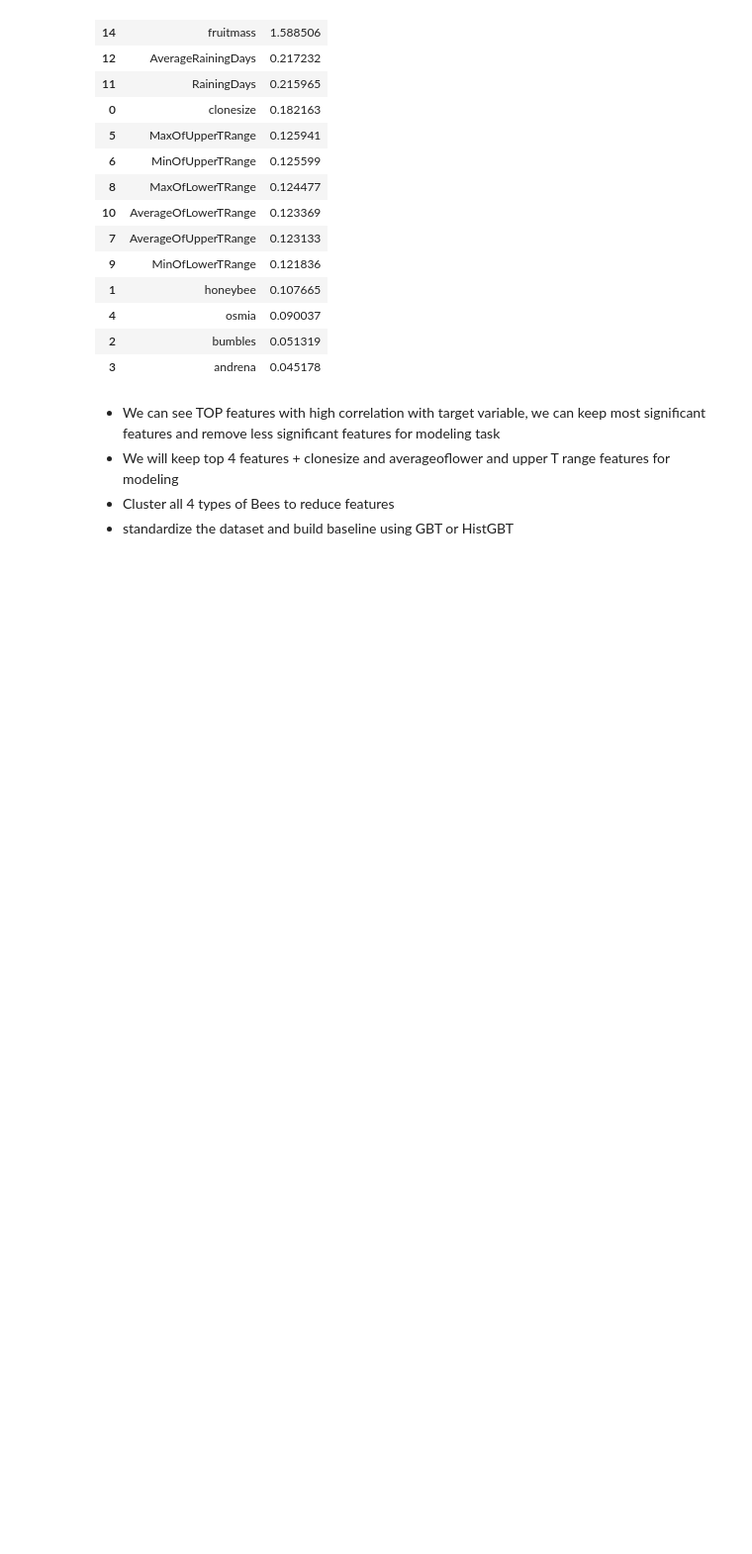
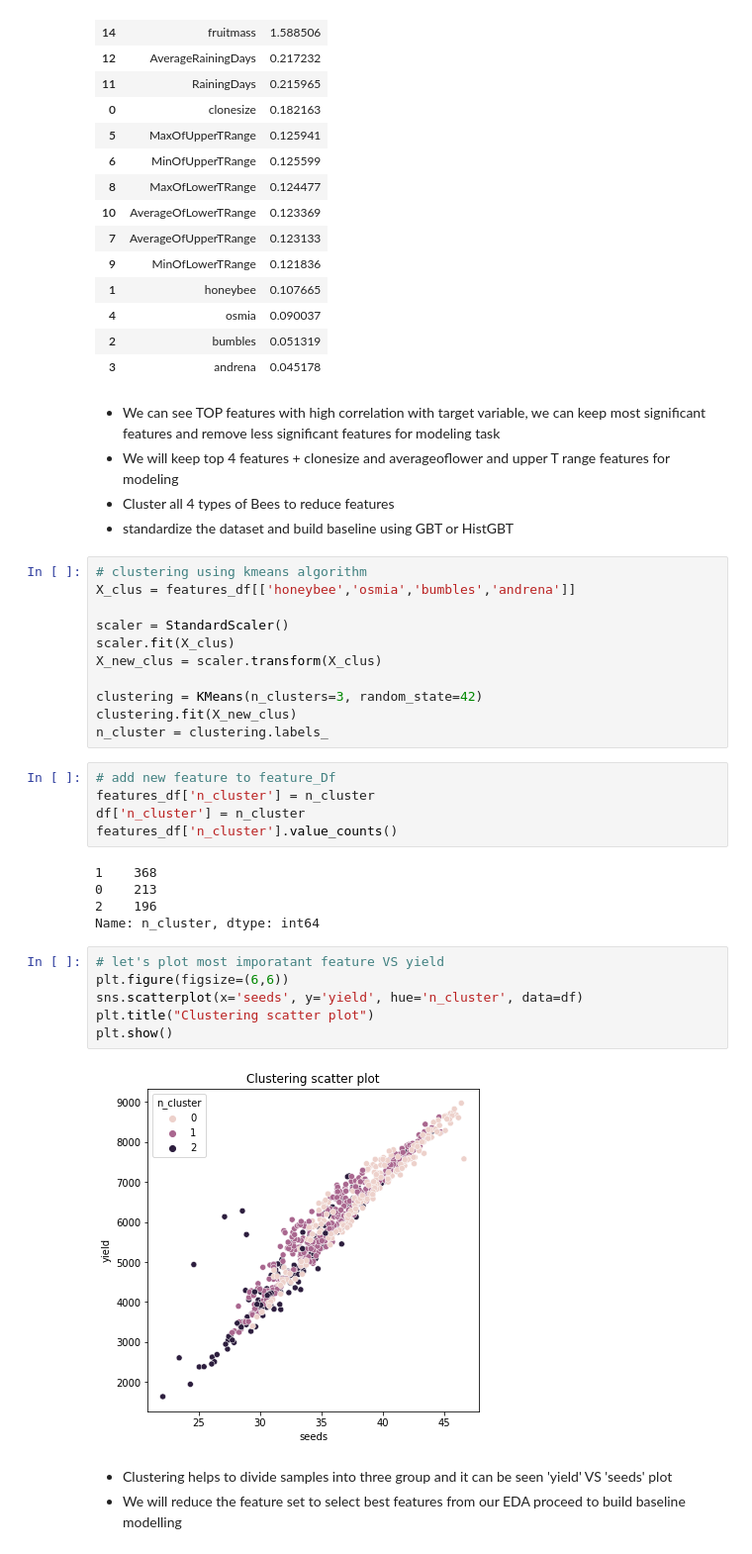
Before and after one commit to avikumart/Wild-Blue-Berry-Yield-Prediction-Flask-app-deploy, a Jupyter notebook: wild-blue-berry-yield-prediction.ipynb, the cells around one changed output. Shown at 99% size. Cells and saved outputs as stored; diff of their text form; blank space fills up the shorter version.

Commit message:
Kaggle Notebook | Wild Blue Berry Yield Prediction (ML3) | Version 3

```diff
--- a/wild-blue-berry-yield-prediction.ipynb
+++ b/wild-blue-berry-yield-prediction.ipynb
@@ -168,3 +173,35 @@ mi_score_df.sort_values(by='MI_score', ascending=False)
 - We will keep top 4 features + clonesize and averageoflower and upper T range features for modeling
 - Cluster all 4 types of Bees to reduce features
 - standardize the dataset and build baseline using GBT or HistGBT
+# %%
+# clustering using kmeans algorithm
+X_clus = features_df[['honeybee','osmia','bumbles','andrena']]
+
+scaler = StandardScaler()
+scaler.fit(X_clus)
+X_new_clus = scaler.transform(X_clus)
+
+clustering = KMeans(n_clusters=3, random_state=42)
+clustering.fit(X_new_clus)
+n_cluster = clustering.labels_
+# %%
+# add new feature to feature_Df
+features_df['n_cluster'] = n_cluster
+df['n_cluster'] = n_cluster
+features_df['n_cluster'].value_counts()
+# %% [output]
+1    368
+0    213
+2    196
+Name: n_cluster, dtype: int64
+# %%
+# let's plot most imporatant feature VS yield
+plt.figure(figsize=(6,6))
+sns.scatterplot(x='seeds', y='yield', hue='n_cluster', data=df)
+plt.title("Clustering scatter plot")
+plt.show()
+# %% [output]
+[figure, added]
+# %% [markdown]
+- Clustering helps to divide samples into three group and it can be seen 'yield' VS 'seeds' plot
+- We will reduce the feature set to select best features from our EDA proceed to build baseline modelling
```
Also changed, not shown: parts of 10 cells of this notebook.
